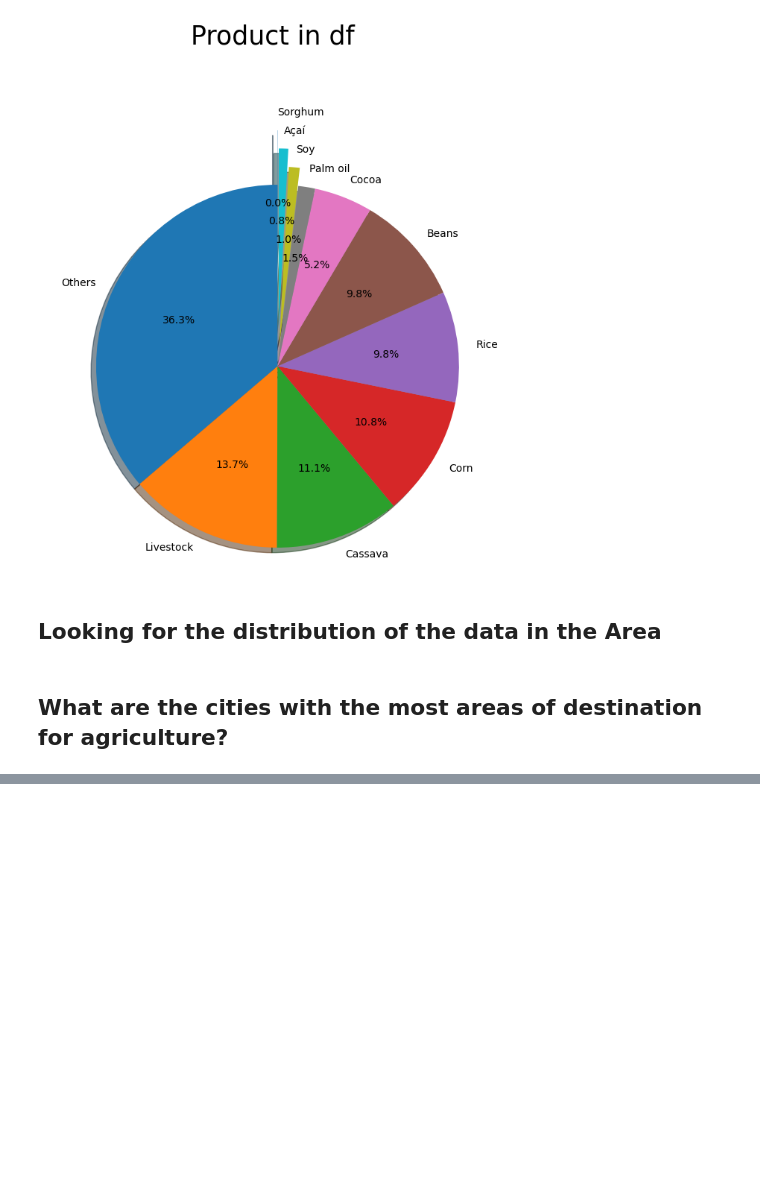
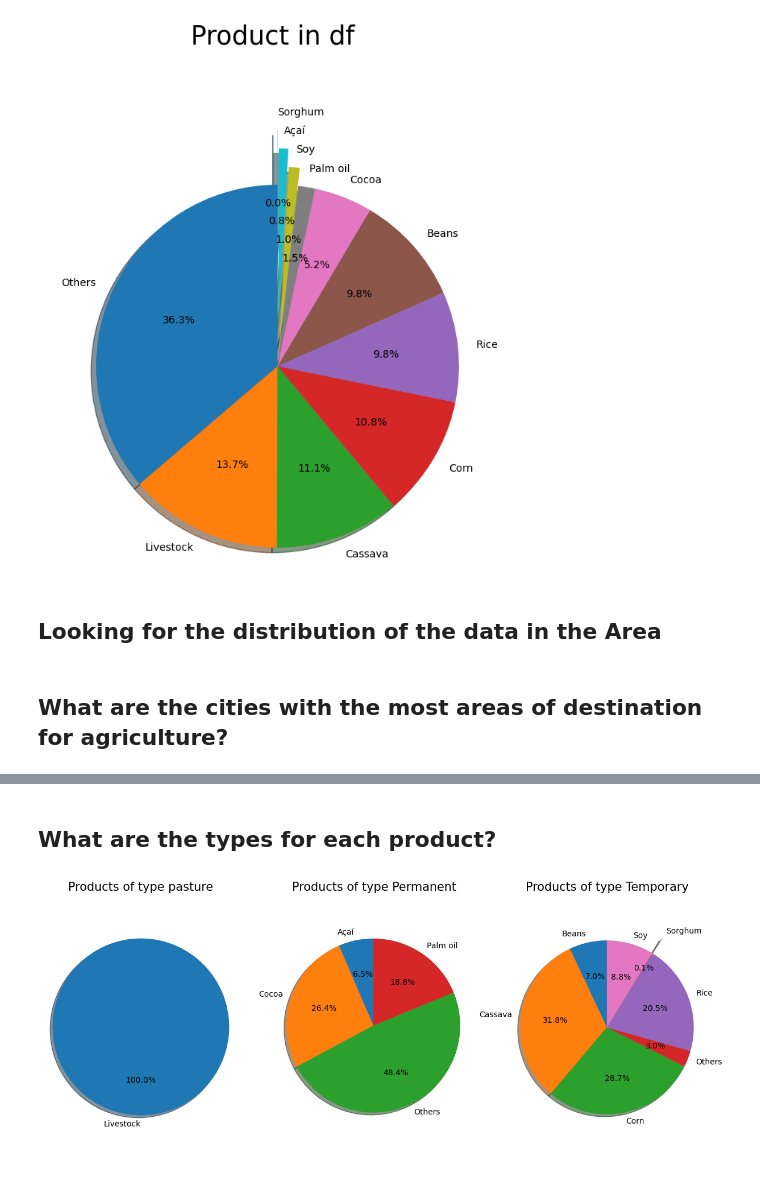
Before and after one commit to RicardoMourao-py/Bain, a Jupyter notebook: inicio.ipynb, the cells around one changed output, grey strips where cells are left out. Cells and saved outputs as stored; diff of their text form; code cells hidden in the pictures; blank space fills up the shorter version.

```diff
--- a/inicio.ipynb
+++ b/inicio.ipynb
@@ -323,0 +308,2 @@ ValueError: x and y must have same first dimension, but have shapes (44,) and (3
+# %% [markdown]
+## What are the types for each product?
@@ -323,0 +315,39 @@ ValueError: x and y must have same first dimension, but have shapes (44,) and (3
+# %%
+df_analise = df.groupby(['product_type','product']).agg({'destinated_area': 'sum'}).reset_index()
+pasture = df_analise[(df_analise.product_type == 'pasture')  & (df_analise.destinated_area != 0)]
+permanent = df_analise[(df_analise.product_type == 'permanent')  & (df_analise.destinated_area != 0)]
+temporary = df_analise[(df_analise.product_type == 'temporary')  & (df_analise.destinated_area != 0)]
+
+plt.figure(figsize=(15,6))
+
+# pasture
+plt.subplot(131)
+plt.pie(pasture['destinated_area'].to_list(),
+        labels=pasture['product'].to_list(),
+        autopct='%1.1f%%',
+        shadow=True, startangle=90)
+plt.axis('equal')
+plt.title('Products of type pasture',size=15)
+
+# permanent
+plt.subplot(132)
+plt.pie(permanent['destinated_area'].to_list(),
+        explode=(0, 0, 0, 0),
+        labels=permanent['product'].to_list(),
+        autopct='%1.1f%%',
+        shadow=True, startangle=90)
+plt.axis('equal')
+plt.title('Products of type Permanent',size=15)
+
+# temporary
+plt.subplot(133)
+plt.pie(temporary['destinated_area'].to_list(),
+        explode=(0, 0, 0, 0, 0, 0.2, 0),
+        labels=temporary['product'].to_list(),
+        autopct='%1.1f%%',
+        shadow=True, startangle=90)
+plt.axis('equal')
+plt.title('Products of type Temporary',size=15)
+plt.show()
+# %% [output]
+[figure, added]
```
Also changed, not shown: parts of 2 cells of this notebook.
